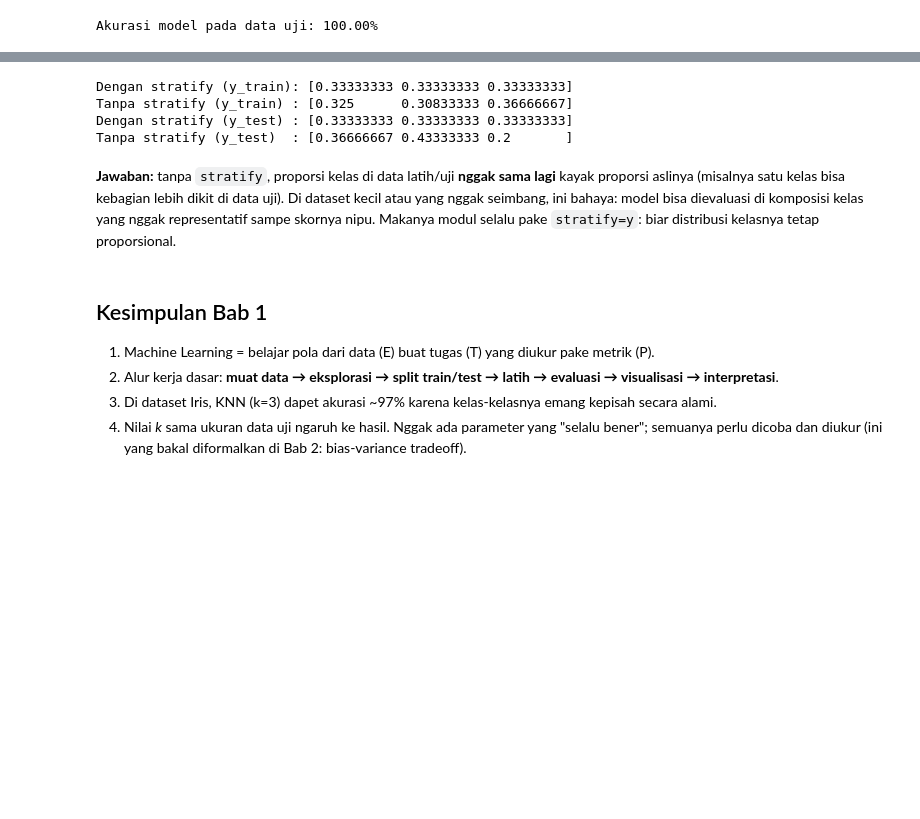
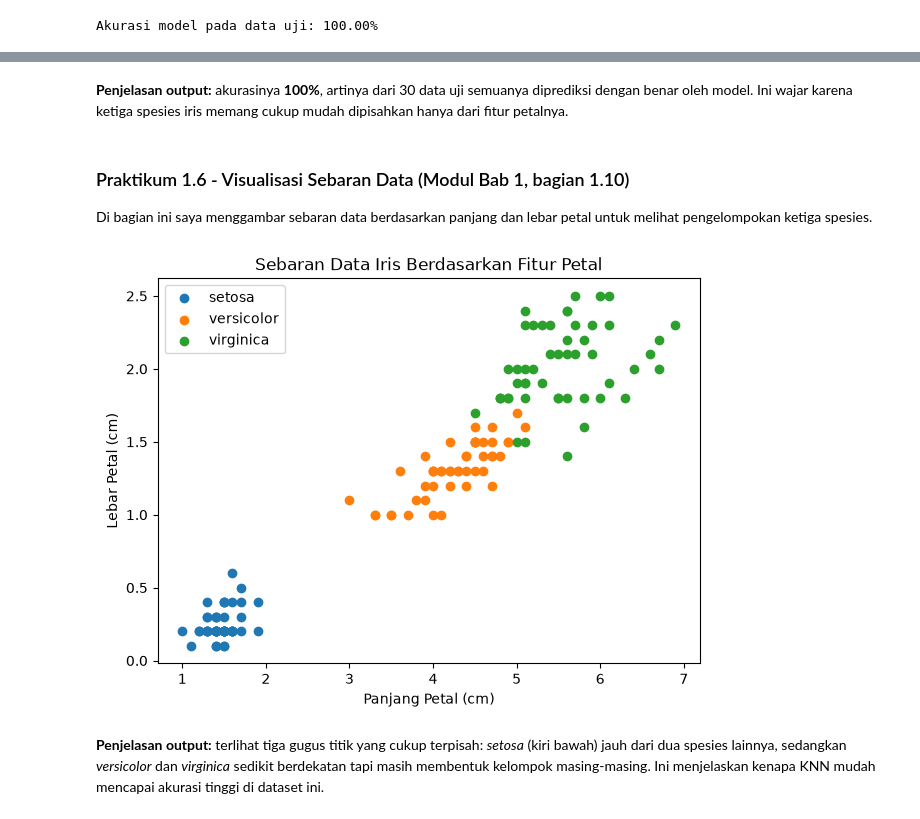
Before and after one commit to dandienter/praktikumML, a Jupyter notebook: bab-01-konsep-dasar-machine-learning/praktikum-bab-01.ipynb, the cells around one changed output, grey strips where cells are left out. Cells and saved outputs as stored; diff of their text form; code cells hidden in the pictures; blank space fills up the shorter version.

Commit message:
Rombak Bab 1-3 sesuai foto modul: load_iris (B1), make_classification sintetis (B2, B3); PDF ringkas 10-12 hlm; hapus CSV tak terpakai

```diff
--- a/bab-01-konsep-dasar-machine-learning/praktikum-bab-01.ipynb
+++ b/bab-01-konsep-dasar-machine-learning/praktikum-bab-01.ipynb
@@ -109,0 +52,7 @@ Sebelum latih model, saya kenalan dulu sama datanya: tipe kolomnya apa, ada miss
+# %%
+iris = load_iris(as_frame=True)
+df = iris.frame
+df['target_name'] = df['target'].map(dict(enumerate(iris.target_names)))
+
+print("Ukuran dataset:", df.shape)
+df.head()
@@ -181,12 +128,0 @@ Buat *liat* kenapa akurasinya tinggi, saya plot sebaran data berdasarkan dua fit
-# %%
-plt.figure(figsize=(7, 5))
-for target_value, target_name in enumerate(target_names):
-    subset = df[df['target'] == target_value]
-    plt.scatter(subset['petal length (cm)'],
-                subset['petal width (cm)'], label=target_name)
-plt.xlabel('Panjang Petal (cm)')
-plt.ylabel('Lebar Petal (cm)')
-plt.title('Sebaran Data Iris Berdasarkan Fitur Petal')
-plt.legend(title='Spesies')
-plt.grid(alpha=0.3)
-plt.show()
@@ -327,22 +129,21 @@ Akurasi (2 fitur petal): 96.67%
-# %%
-Xtr2, Xte2, ytr2, yte2 = train_test_split(
-    X, y, test_size=0.2, random_state=1)  # tanpa stratify
-
-print("Dengan stratify (y_train):", np.bincount(y_train) / len(y_train))
-print("Tanpa stratify (y_train) :", np.bincount(ytr2) / len(ytr2))
-print("Dengan stratify (y_test) :", np.bincount(y_test) / len(y_test))
-print("Tanpa stratify (y_test)  :", np.bincount(yte2) / len(yte2))
-# %% [output]
-Dengan stratify (y_train): [0.33333333 0.33333333 0.33333333]
-Tanpa stratify (y_train) : [0.325      0.30833333 0.36666667]
-Dengan stratify (y_test) : [0.33333333 0.33333333 0.33333333]
-Tanpa stratify (y_test)  : [0.36666667 0.43333333 0.2       ]
-# %% [markdown]
-**Jawaban:** tanpa `stratify`, proporsi kelas di data latih/uji **nggak sama lagi** kayak proporsi aslinya (misalnya satu kelas bisa kebagian lebih dikit di data uji). Di dataset kecil atau yang nggak seimbang, ini bahaya: model bisa dievaluasi di komposisi kelas yang nggak representatif sampe skornya nipu. Makanya modul selalu pake `stratify=y`: biar distribusi kelasnya tetap proporsional.
-# %% [markdown]
-## Kesimpulan Bab 1
-
-1. Machine Learning = belajar pola dari data (E) buat tugas (T) yang diukur pake metrik (P).
-2. Alur kerja dasar: **muat data → eksplorasi → split train/test → latih → evaluasi → visualisasi → interpretasi**.
-3. Di dataset Iris, KNN (k=3) dapet akurasi ~97% karena kelas-kelasnya emang kepisah secara alami.
-4. Nilai *k* sama ukuran data uji ngaruh ke hasil. Nggak ada parameter yang "selalu bener"; semuanya perlu dicoba dan diukur (ini yang bakal diformalkan di Bab 2: bias-variance tradeoff).
+# %% [markdown]
+**Penjelasan output:** akurasinya **100%**, artinya dari 30 data uji semuanya diprediksi dengan benar oleh model. Ini wajar karena ketiga spesies iris memang cukup mudah dipisahkan hanya dari fitur petalnya.
+# %% [markdown]
+### Praktikum 1.6 - Visualisasi Sebaran Data (Modul Bab 1, bagian 1.10)
+
+Di bagian ini saya menggambar sebaran data berdasarkan panjang dan lebar petal untuk melihat pengelompokan ketiga spesies.
+# %%
+plt.figure(figsize=(7,5))
+for target_value, target_name in enumerate(iris.target_names):
+    subset = df[df['target'] == target_value]
+    plt.scatter(subset['petal length (cm)'],
+        subset['petal width (cm)'],label=target_name)
+plt.xlabel('Panjang Petal (cm)')
+plt.ylabel('Lebar Petal (cm)')
+plt.title('Sebaran Data Iris Berdasarkan Fitur Petal')
+plt.legend()
+plt.show()
+# %% [output]
+[figure, added]
+# %% [markdown]
+**Penjelasan output:** terlihat tiga gugus titik yang cukup terpisah: *setosa* (kiri bawah) jauh dari dua spesies lainnya, sedangkan *versicolor* dan *virginica* sedikit berdekatan tapi masih membentuk kelompok masing-masing. Ini menjelaskan kenapa KNN mudah mencapai akurasi tinggi di dataset ini.
```
Also changed, not shown: parts of 61 cells of this notebook, 13 other files.
